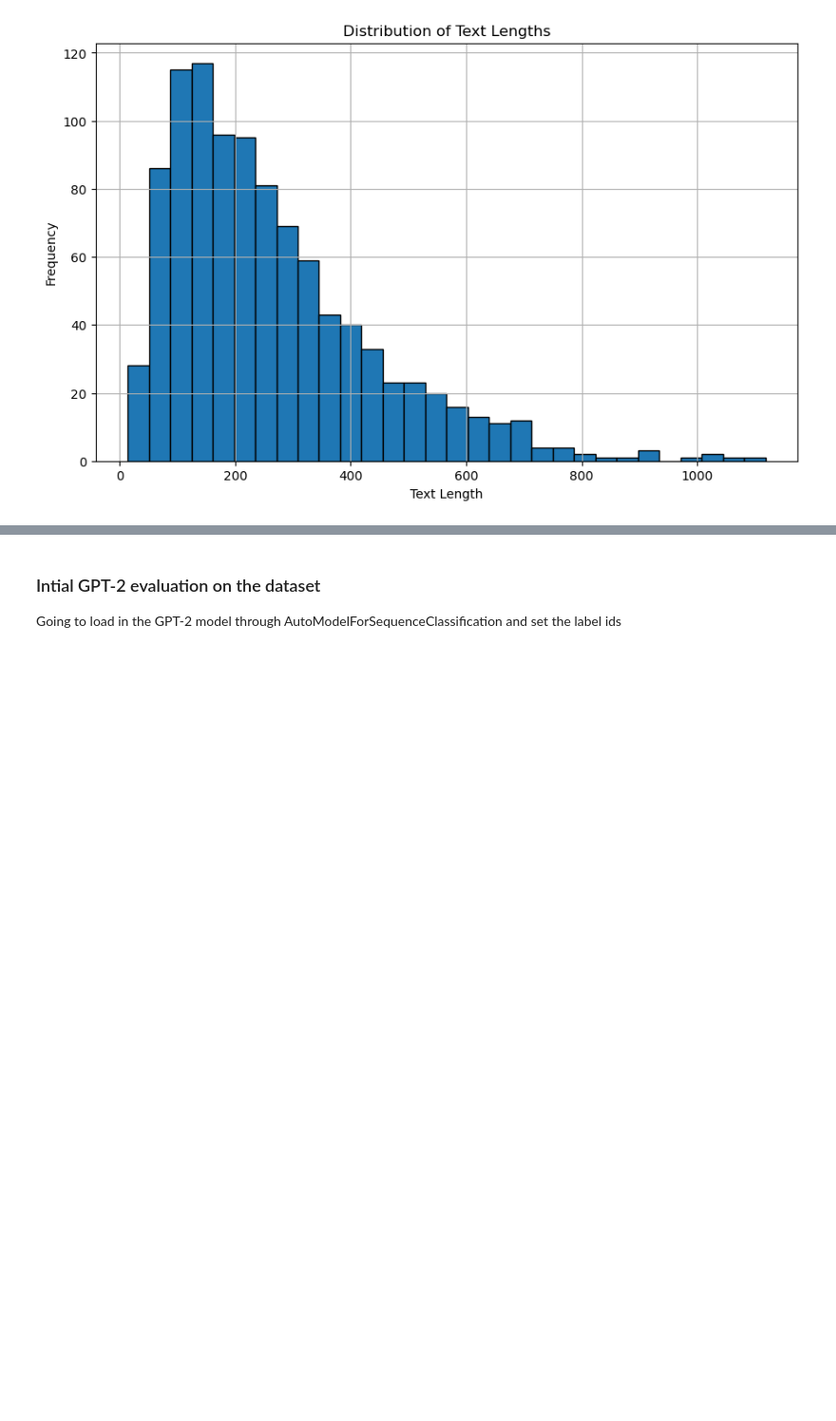
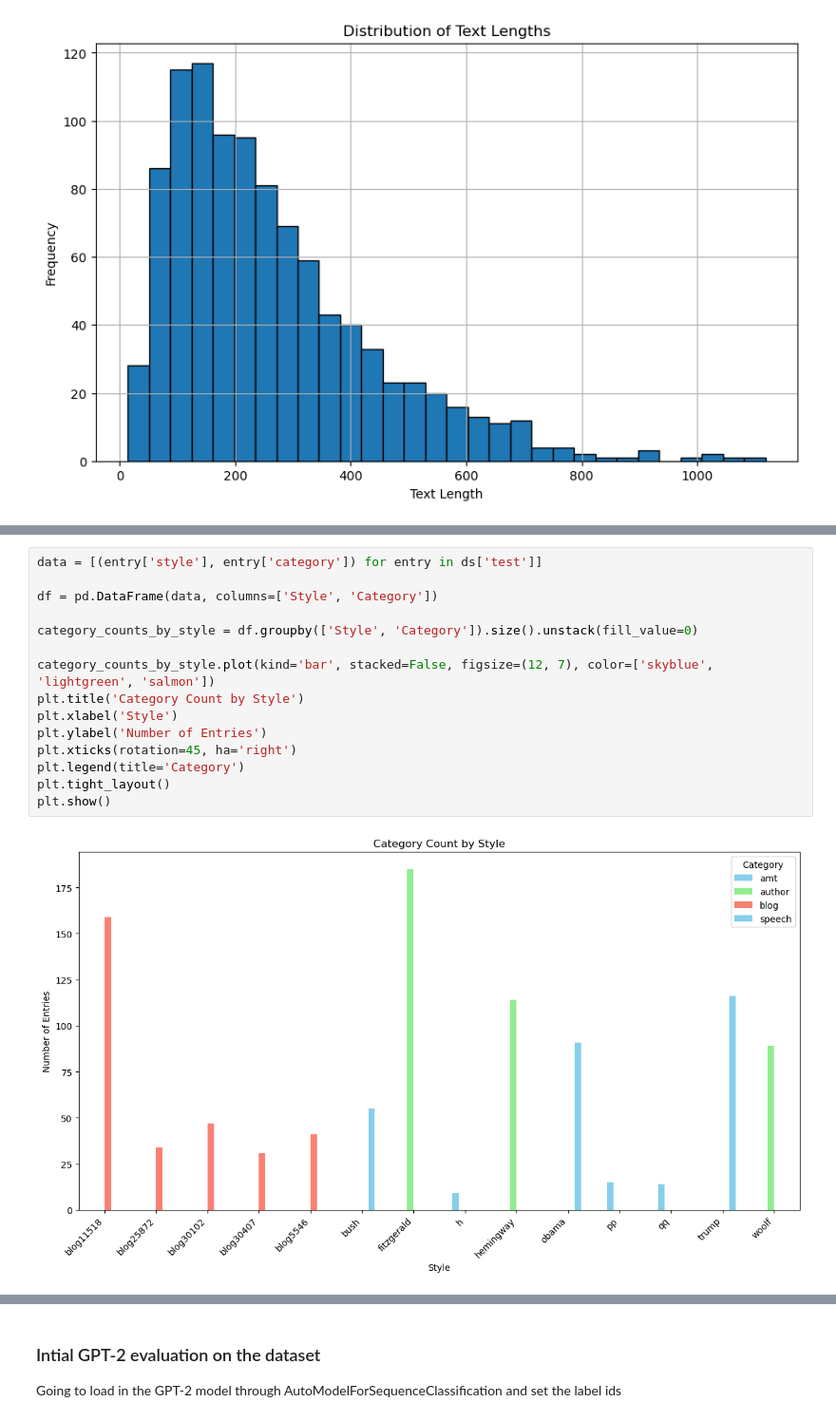
Before and after one commit to djarrin/foundational-modal-tuning, a Jupyter notebook: project.ipynb, the cells around one changed output, grey strips where cells are left out. Shown: that part at 95% size. Cells and saved outputs as stored; diff of their text form; blank space fills up the shorter version.

```diff
--- a/project.ipynb
+++ b/project.ipynb
@@ -104,0 +155,17 @@ plt.show()
+# %%
+data = [(entry['style'], entry['category']) for entry in ds['test']]
+
+df = pd.DataFrame(data, columns=['Style', 'Category'])
+
+category_counts_by_style = df.groupby(['Style', 'Category']).size().unstack(fill_value=0)
+
+category_counts_by_style.plot(kind='bar', stacked=False, figsize=(12, 7), color=['skyblue', 'lightgreen', 'salmon'])
+plt.title('Category Count by Style')
+plt.xlabel('Style')
+plt.ylabel('Number of Entries')
+plt.xticks(rotation=45, ha='right')
+plt.legend(title='Category')
+plt.tight_layout()
+plt.show()
+# %% [output]
+[figure, added]
```
Also changed, not shown: parts of 24 cells of this notebook, 4 other files.
